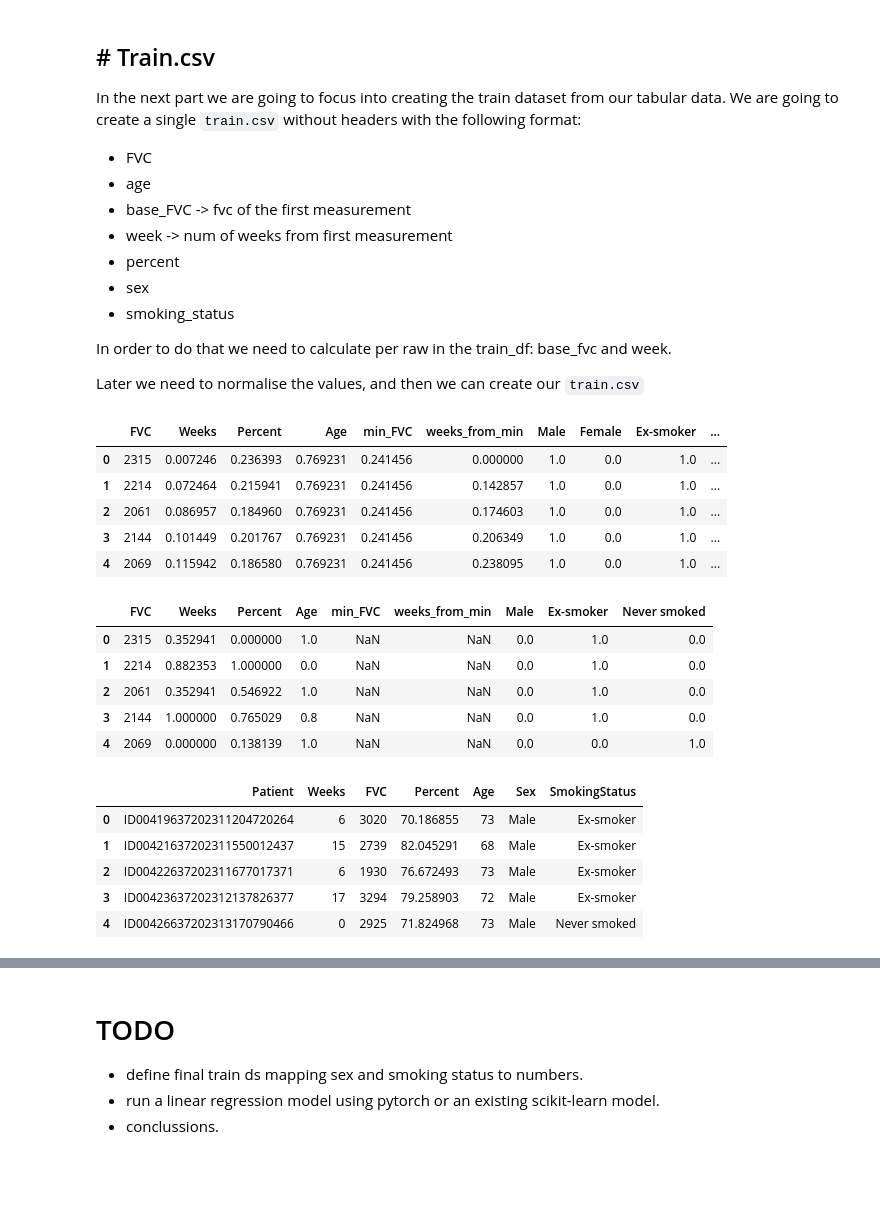
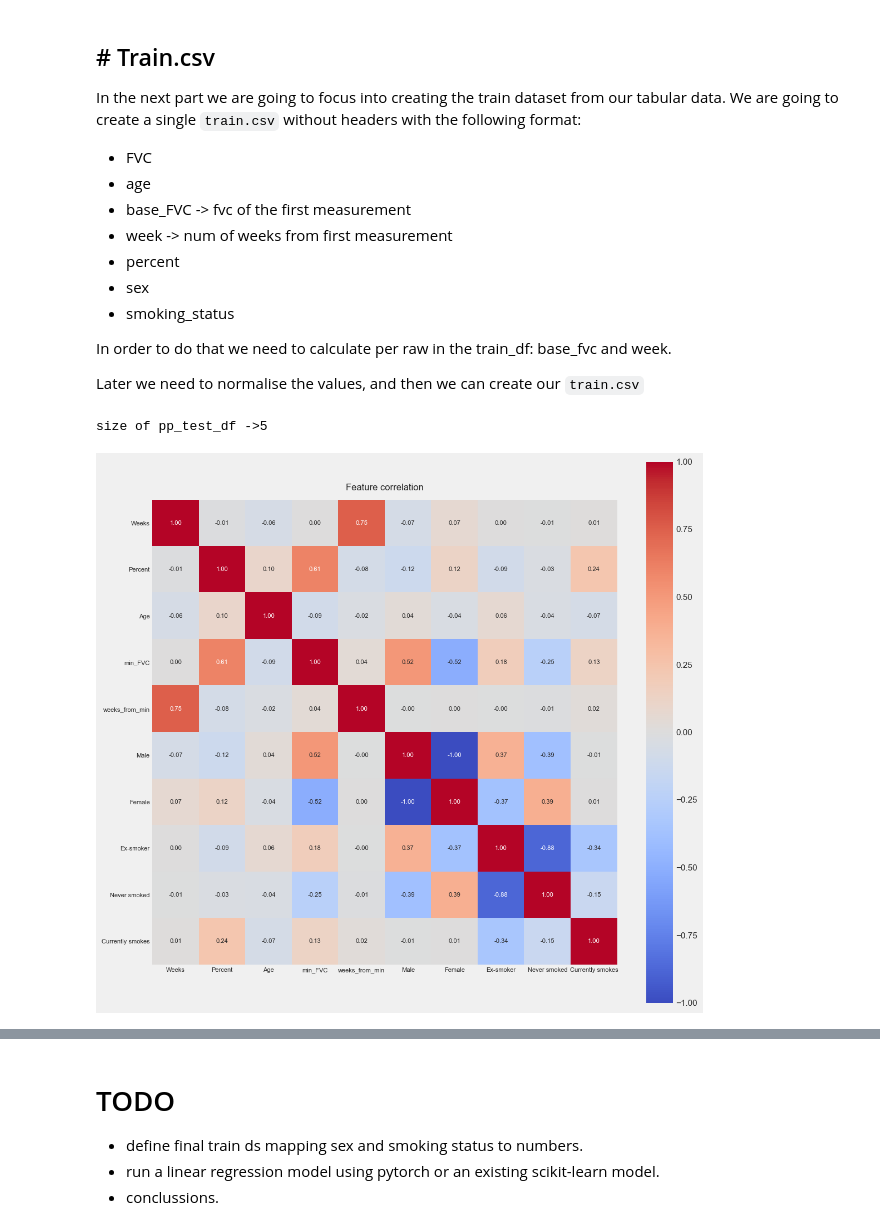
Before and after one commit to manumaqueda/pulmonary-fibrosis-progression, a Jupyter notebook: EDA-feature-extraction.ipynb, the cells around one changed output, grey strips where cells are left out. Saved outputs shown, nothing was run; the diff lists cells and outputs as text; code cells hidden in the pictures; blank space fills up the shorter version.

```diff
--- a/EDA-feature-extraction.ipynb
+++ b/EDA-feature-extraction.ipynb
@@ -417,20 +419,22 @@ In order to do that we need to calculate per raw in the train_df: base_fvc and w
 
 Later we need to normalise the values, and then we can create our `train.csv`
 # %%
-def preprocess_data(data_df, mode='train'):
-    '''Processes and normalises both train and test dataset in order to prepare the data for the NN.
+def preprocess_data(train_df, test_df):
+    '''Processes and normalises both train dataset in order to prepare the data for the NN.
         It also calculates
             - weeks_from_min: number of weeks since first visit
             - min_FVC: value of FVC in the first visit (base visit)
-       :param data_df: data dataframe which corresponds with the format of the train and test dataset
-       :param mode: train or test
+       :param data_df: data dataframe which corresponds with the format of the traindataset
     '''
-    data_df = data_df.copy()
-    data_df.drop_duplicates(keep=False, inplace=True, subset=['Patient', 'Weeks'])
+    train_c_df = train_df.copy()
+    test_c_df = test_df.copy()
+    train_c_df['mode'] = 'train'
+    test_c_df['mode'] = 'test'
+    data_df = train_c_df.append([test_c_df])
 
     data_df['min_week'] = data_df['Weeks']
-    if mode == 'test':
-        data_df['min_week'] = np.nan
+
+    data_df.loc[data_df['mode'] == 'test', 'min_week'] = np.nan
     data_df['min_week'] = data_df.groupby('Patient')['min_week'].transform('min')
 
     base_visit = data_df.loc[data_df.Weeks == data_df.min_week] # take records with min week.
@@ -452,41 +456,28 @@ def preprocess_data(data_df, mode='train'):
 
     data_df = data_df.drop(columns=['Patient', 'FVC', 'min_week', 'Sex', 'SmokingStatus'])
 
+    #split train and test to normalise
+    pp_train_df = data_df[data_df['mode'] == 'train']
+    pp_test_df = data_df[data_df['mode'] == 'test']
+    pp_train_df = pp_train_df.drop(columns=['mode'])
+    pp_test_df = pp_test_df.drop(columns=['mode'])
+    print('size of pp_test_df ->'+str(pp_test_df.shape[0]))
     # normilise dataframe
     min_max_scaler = preprocessing.MinMaxScaler()
-    x_scaled = min_max_scaler.fit_transform(data_df)
-    data_df = pd.DataFrame(x_scaled, columns=data_df.columns)
+    train_scaled = min_max_scaler.fit_transform(pp_train_df)
+    test_scaled = min_max_scaler.fit_transform(pp_test_df)
+    pp_train_df = pd.DataFrame(train_scaled, columns=pp_train_df.columns)
+    pp_test_df = pd.DataFrame(test_scaled, columns=pp_test_df.columns)
+
     #puts FVC as the first columns
-    data_df.insert(0, 'FVC', train_df['FVC'])
-    return data_df
+    pp_train_df.insert(0, 'FVC', train_df['FVC'])
+    pp_test_df.insert(0, 'FVC', test_df['FVC'])
+    return pp_train_df, pp_test_df
-# %%
-pp_train_df = preprocess_data(train_df, 'train')
-
-pp_train_df.head()
-# %% [output]
-|  | FVC | Weeks | Percent | Age | min_FVC | weeks_from_min | Male | Female | Ex-smoker | ... |
-| 0 | 2315 | 0.007246 | 0.236393 | 0.769231 | 0.241456 | 0.000000 | 1.0 | 0.0 | 1.0 | ... |
-| 1 | 2214 | 0.072464 | 0.215941 | 0.769231 | 0.241456 | 0.142857 | 1.0 | 0.0 | 1.0 | ... |
-| 2 | 2061 | 0.086957 | 0.184960 | 0.769231 | 0.241456 | 0.174603 | 1.0 | 0.0 | 1.0 | ... |
-| 3 | 2144 | 0.101449 | 0.201767 | 0.769231 | 0.241456 | 0.206349 | 1.0 | 0.0 | 1.0 | ... |
-| 4 | 2069 | 0.115942 | 0.186580 | 0.769231 | 0.241456 | 0.238095 | 1.0 | 0.0 | 1.0 | ... |
-# %%
-pp_test_df = preprocess_data(test_df, 'test')
-
-pp_test_df.head()
-# %% [output]
-|  | FVC | Weeks | Percent | Age | min_FVC | weeks_from_min | Male | Ex-smoker | Never smoked |
-| 0 | 2315 | 0.352941 | 0.000000 | 1.0 | NaN | NaN | 0.0 | 1.0 | 0.0 |
-| 1 | 2214 | 0.882353 | 1.000000 | 0.0 | NaN | NaN | 0.0 | 1.0 | 0.0 |
-| 2 | 2061 | 0.352941 | 0.546922 | 1.0 | NaN | NaN | 0.0 | 1.0 | 0.0 |
-| 3 | 2144 | 1.000000 | 0.765029 | 0.8 | NaN | NaN | 0.0 | 1.0 | 0.0 |
-| 4 | 2069 | 0.000000 | 0.138139 | 1.0 | NaN | NaN | 0.0 | 0.0 | 1.0 |
-# %%
-test_df
-# %% [output]
-|  | Patient | Weeks | FVC | Percent | Age | Sex | SmokingStatus |
-| 0 | ID00419637202311204720264 | 6 | 3020 | 70.186855 | 73 | Male | Ex-smoker |
-| 1 | ID00421637202311550012437 | 15 | 2739 | 82.045291 | 68 | Male | Ex-smoker |
-| 2 | ID00422637202311677017371 | 6 | 1930 | 76.672493 | 73 | Male | Ex-smoker |
-| 3 | ID00423637202312137826377 | 17 | 3294 | 79.258903 | 72 | Male | Ex-smoker |
-| 4 | ID00426637202313170790466 | 0 | 2925 | 71.824968 | 73 | Male | Never smoked |
+# %%
+pp_train_df, pp_test_df = preprocess_data(train_df, test_df)
+
+features = ['Weeks', 'Percent', 'Age', 'min_FVC', 'weeks_from_min', 'Male', 'Female', 'Ex-smoker', 'Never smoked', 'Currently smokes']
+plot_correlation_matrix(pp_train_df, features)
+# %% [output]
+size of pp_test_df ->5
+[figure, added]
```
Also changed, not shown: parts of 3 cells of this notebook, 1 other file.
